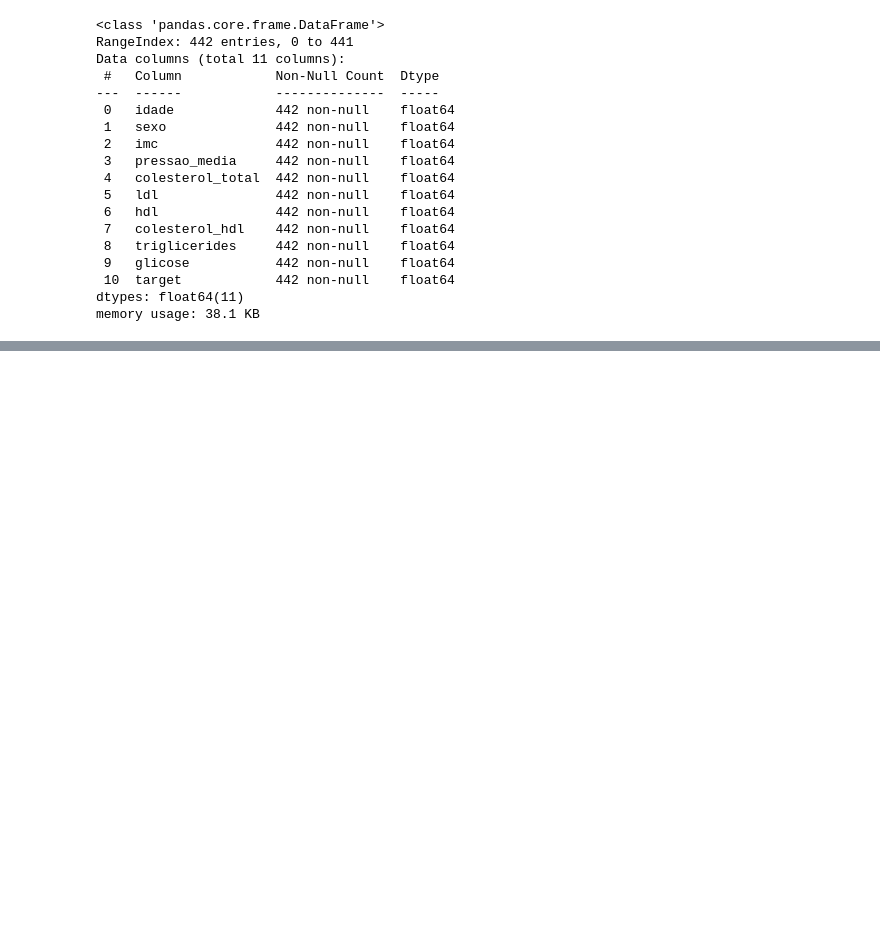
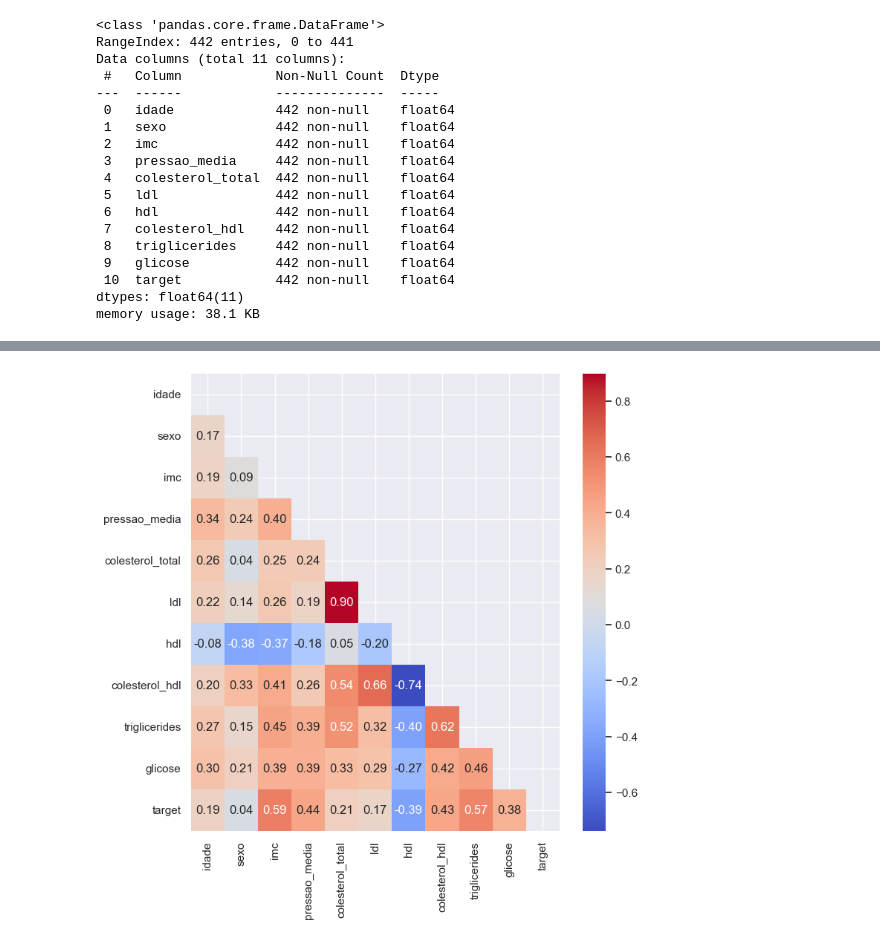
Before and after one commit to stephanyresque/Projeto_diabetes, a Jupyter notebook: notebooks/analise_exploratoria.ipynb, the cells around one changed output, grey strips where cells are left out. Saved outputs shown, nothing was run; the diff lists cells and outputs as text; code cells hidden in the pictures; blank space fills up the shorter version.

```diff
--- a/notebooks/analise_exploratoria.ipynb
+++ b/notebooks/analise_exploratoria.ipynb
@@ -119,0 +217,10 @@ df.describe()
+# %%
+matriz = np.triu(df.corr())
+
+ig, ax = plt.subplots(figsize=(8,8))
+
+sns.heatmap(df.corr(), mask=matriz, annot=True, fmt=".2f", ax=ax, cmap='coolwarm')
+
+plt.show()
+# %% [output]
+[figure, added]
```
Also changed, not shown: parts of 11 cells of this notebook.
